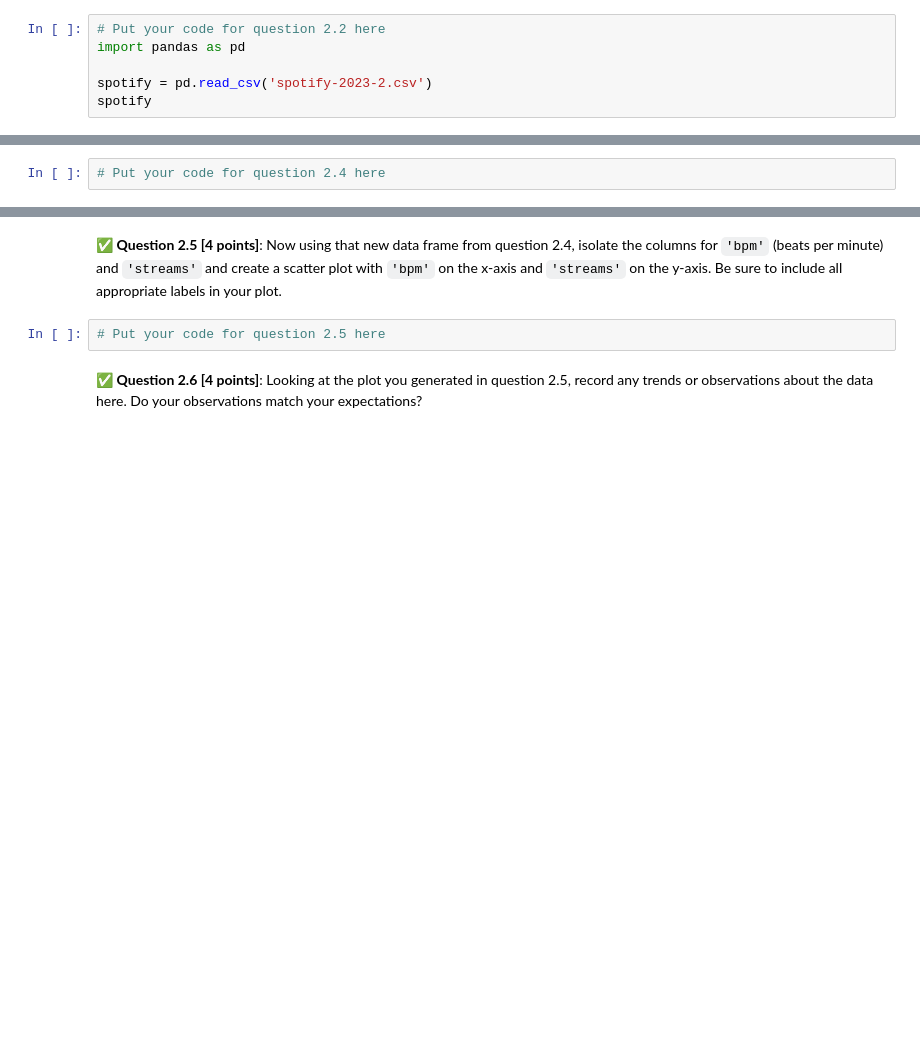
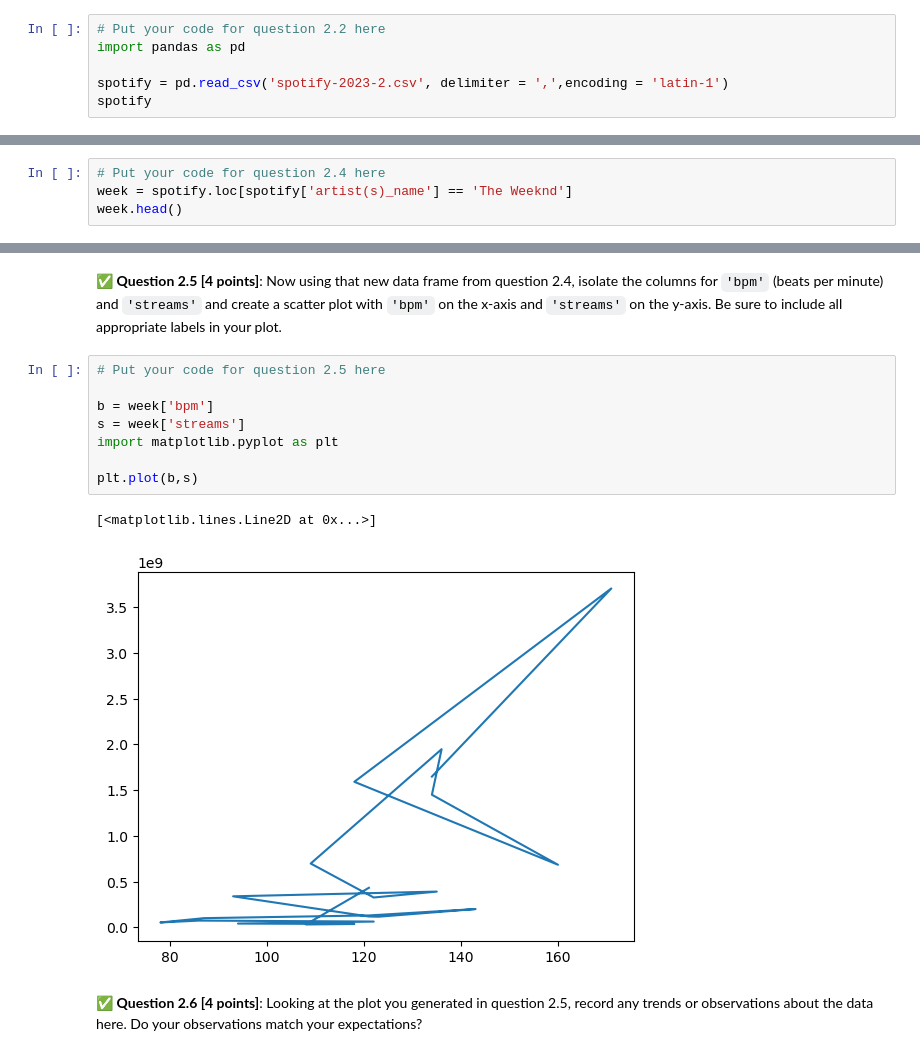
Before and after one commit to milneskylar/CMSE202-f23-turnin, a Jupyter notebook: midterm/CMSE202_Section004_MidtermS24_Student.ipynb, the cells around one changed output, grey strips where cells are left out. Drawn from its saved outputs; the diff is of its cells as text; blank space fills up the shorter version.

```diff
--- a/midterm/CMSE202_Section004_MidtermS24_Student.ipynb
+++ b/midterm/CMSE202_Section004_MidtermS24_Student.ipynb
@@ -80,6 +80,6 @@ The file is also on D2L.
 # Put your code for question 2.2 here
 import pandas as pd
 
-spotify = pd.read_csv('spotify-2023-2.csv')
+spotify = pd.read_csv('spotify-2023-2.csv', delimiter = ',',encoding = 'latin-1')
 spotify
 # %% [output]
@@ -92,3 +109,5 @@ UnicodeDecodeError: 'utf-8' codec can't decode bytes in position 7250-7251: inva
 &#9989; **Question 2.4 [3 points]**: Using the artist you found in the previous question, create a new dataframe which contains only information about the songs from that artist. Display the first 6 lines of that dataframe after you made it.
 # %%
 # Put your code for question 2.4 here
+week = spotify.loc[spotify['artist(s)_name'] == 'The Weeknd']
+week.head()
@@ -96,6 +123,15 @@ UnicodeDecodeError: 'utf-8' codec can't decode bytes in position 7250-7251: inva
 &#9989; **Question 2.5 [4 points]**: Now using that new data frame from question 2.4, isolate the columns for `'bpm'` (beats per minute) and `'streams'` and create a scatter plot with `'bpm'` on the x-axis and `'streams'` on the y-axis. Be sure to include all appropriate labels in your plot.
 # %%
 # Put your code for question 2.5 here
+
+b = week['bpm']
+s = week['streams']
+import matplotlib.pyplot as plt
+
+plt.plot(b,s)
+# %% [output]
+[<matplotlib.lines.Line2D at 0x...>]
+[figure, added]
 # %% [markdown]
 &#9989; **Question 2.6 [4 points]**: Looking at the plot you generated in question 2.5, record any trends or observations about the data here. Do your observations match your expectations?
 # %% [markdown]
```
Also changed, not shown: parts of 7 cells of this notebook, 1 other file.
